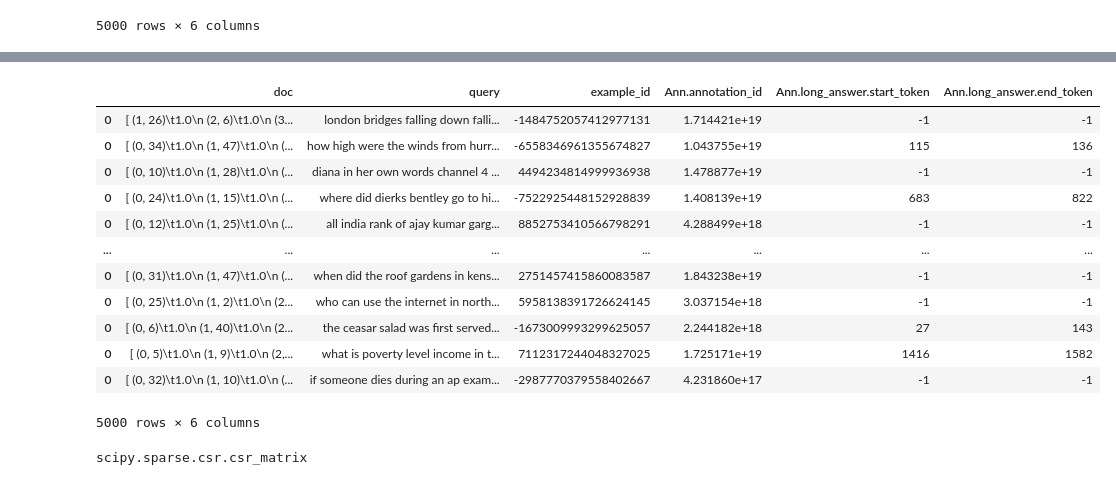
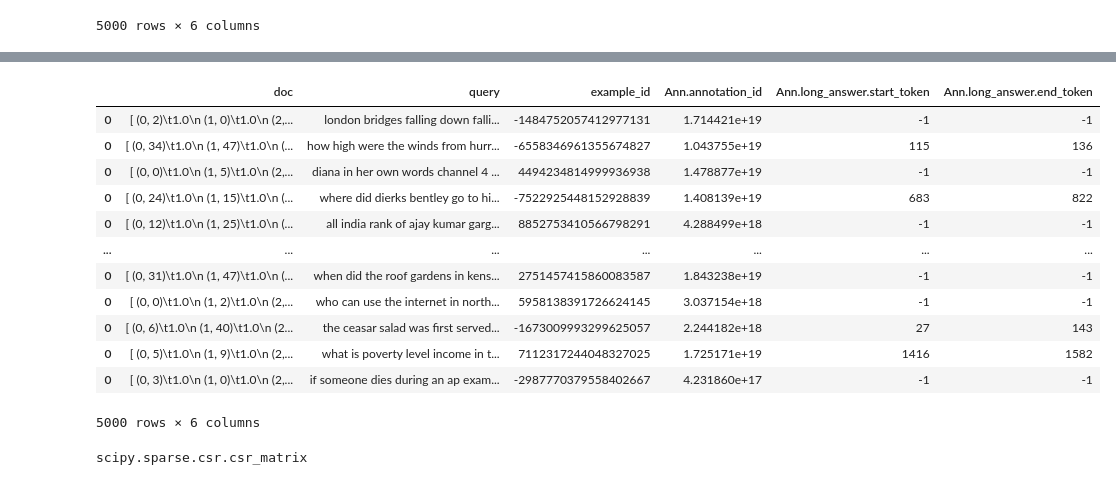
Before and after one commit to stmnk/qa, a Jupyter notebook: model/nlp_processing.ipynb, the cells around one changed output, grey strips where cells are left out. Drawn from its saved outputs; the diff is of its cells as text; code cells hidden in the pictures.

```diff
--- a/model/nlp_processing.ipynb
+++ b/model/nlp_processing.ipynb
@@ -246,18 +227,2 @@ df
 # %%
 df['doc'] = df['doc'].apply(lambda x: list(map(lambda y: par_2_vec(y), x)))
-# %%
-df
-# %% [output]
-|  | doc | query | example_id | Ann.annotation_id | Ann.long_answer.start_token | Ann.long_answer.end_token |
-| 0 | [ (1, 26)\t1.0\n (2, 6)\t1.0\n (3... | london bridges falling down falli... | -1484752057412977131 | 1.714421e+19 | -1 | -1 |
-| 0 | [ (0, 34)\t1.0\n (1, 47)\t1.0\n (... | how high were the winds from hurr... | -6558346961355674827 | 1.043755e+19 | 115 | 136 |
-| 0 | [ (0, 10)\t1.0\n (1, 28)\t1.0\n (... | diana in her own words channel 4 ... | 4494234814999936938 | 1.478877e+19 | -1 | -1 |
-| 0 | [ (0, 24)\t1.0\n (1, 15)\t1.0\n (... | where did dierks bentley go to hi... | -7522925448152928839 | 1.408139e+19 | 683 | 822 |
-| 0 | [ (0, 12)\t1.0\n (1, 25)\t1.0\n (... | all india rank of ajay kumar garg... | 8852753410566798291 | 4.288499e+18 | -1 | -1 |
-| ... | ... | ... | ... | ... | ... | ... |
-| 0 | [ (0, 31)\t1.0\n (1, 47)\t1.0\n (... | when did the roof gardens in kens... | 2751457415860083587 | 1.843238e+19 | -1 | -1 |
-| 0 | [ (0, 25)\t1.0\n (1, 2)\t1.0\n (2... | who can use the internet in north... | 5958138391726624145 | 3.037154e+18 | -1 | -1 |
-| 0 | [ (0, 6)\t1.0\n (1, 40)\t1.0\n (2... | the ceasar salad was first served... | -1673009993299625057 | 2.244182e+18 | 27 | 143 |
-| 0 | [ (0, 5)\t1.0\n (1, 9)\t1.0\n (2,... | what is poverty level income in t... | 7112317244048327025 | 1.725171e+19 | 1416 | 1582 |
-| 0 | [ (0, 32)\t1.0\n (1, 10)\t1.0\n (... | if someone dies during an ap exam... | -2987770379558402667 | 4.231860e+17 | -1 | -1 |
-5000 rows × 6 columns
@@ -264,3 +231,20 @@ df
+# %%
+df = pd.read_pickle('data_vect_doc.csv')
+df
+# %% [output]
+|  | doc | query | example_id | Ann.annotation_id | Ann.long_answer.start_token | Ann.long_answer.end_token |
+| 0 | [ (0, 2)\t1.0\n (1, 0)\t1.0\n (2,... | london bridges falling down falli... | -1484752057412977131 | 1.714421e+19 | -1 | -1 |
+| 0 | [ (0, 34)\t1.0\n (1, 47)\t1.0\n (... | how high were the winds from hurr... | -6558346961355674827 | 1.043755e+19 | 115 | 136 |
+| 0 | [ (0, 0)\t1.0\n (1, 5)\t1.0\n (2,... | diana in her own words channel 4 ... | 4494234814999936938 | 1.478877e+19 | -1 | -1 |
+| 0 | [ (0, 24)\t1.0\n (1, 15)\t1.0\n (... | where did dierks bentley go to hi... | -7522925448152928839 | 1.408139e+19 | 683 | 822 |
+| 0 | [ (0, 12)\t1.0\n (1, 25)\t1.0\n (... | all india rank of ajay kumar garg... | 8852753410566798291 | 4.288499e+18 | -1 | -1 |
+| ... | ... | ... | ... | ... | ... | ... |
+| 0 | [ (0, 31)\t1.0\n (1, 47)\t1.0\n (... | when did the roof gardens in kens... | 2751457415860083587 | 1.843238e+19 | -1 | -1 |
+| 0 | [ (0, 0)\t1.0\n (1, 2)\t1.0\n (2,... | who can use the internet in north... | 5958138391726624145 | 3.037154e+18 | -1 | -1 |
+| 0 | [ (0, 6)\t1.0\n (1, 40)\t1.0\n (2... | the ceasar salad was first served... | -1673009993299625057 | 2.244182e+18 | 27 | 143 |
+| 0 | [ (0, 5)\t1.0\n (1, 9)\t1.0\n (2,... | what is poverty level income in t... | 7112317244048327025 | 1.725171e+19 | 1416 | 1582 |
+| 0 | [ (0, 3)\t1.0\n (1, 0)\t1.0\n (2,... | if someone dies during an ap exam... | -2987770379558402667 | 4.231860e+17 | -1 | -1 |
+5000 rows × 6 columns
 # %%
 type(df['doc'].iloc[1][0])
 # %% [output]
```
Also changed, not shown: parts of 10 cells of this notebook, 1 other file.
